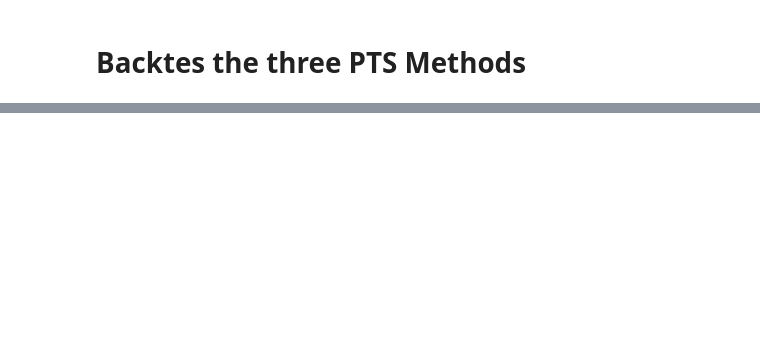
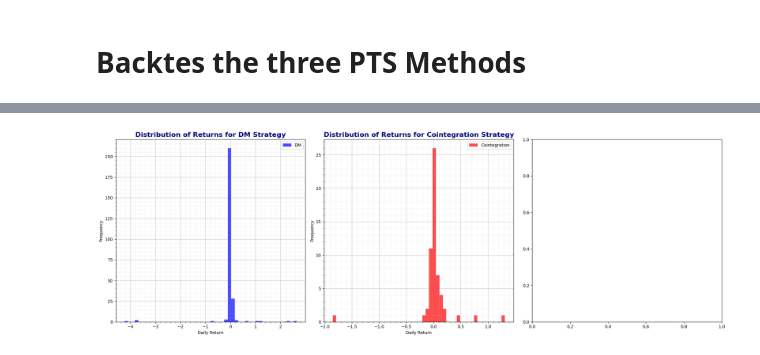
Before and after one commit to lamaxko/Pairs-Trading-Strategy, a Jupyter notebook: Code/EvalBacktest.ipynb, the cells around one changed output, grey strips where cells are left out. Cells and saved outputs as stored; diff of their text form; code cells hidden in the pictures; blank space fills up the shorter version.

Commit message:
Added Evaluation of Backtest (not stable)

```diff
--- a/Code/EvalBacktest.ipynb
+++ b/Code/EvalBacktest.ipynb
@@ -126,0 +250,43 @@ Cumulative return: 0.13%
+# %%
+def plot_strategy_returns(dm_daily_returns, coint_daily_returns, copula_daily_returns):
+    """
+    Plots histograms of the distribution of daily returns for three investment strategies: DM, Cointegration, and Copula.
+
+    Args:
+        dm_backtest_returns (list): A list containing the daily returns data for the DM strategy.
+        coint_backtest_returns (list): A list containing the daily returns data for the Cointegration strategy.
+        copula_backtest_returns (list): A list containing the daily returns data for the Copula strategy.
+    """
+
+
+    # Plot histograms in a subplot layout
+    fig, ax = plt.subplots(1, 3, figsize=(21, 7))  # Adjusted to accommodate three subplots
+
+    # Data for plotting
+    returns_data = [dm_daily_returns, coint_daily_returns, copula_daily_returns]
+    if copula_daily_returns is None:
+        strategies = ['DM', 'Cointegration']
+        colors = ['blue', 'red']  # Different colors for each strategy
+    else:
+        strategies = ['DM', 'Cointegration', 'Copula']
+        colors = ['blue', 'red', 'green']  # Different colors for each strategy
+
+    # Create histogram for each strategy
+    for index, strategy in enumerate(strategies):
+        ax[index].hist(returns_data[index], bins=50, color=colors[index], alpha=0.7, label=strategy)
+        ax[index].set_title(f'Distribution of Returns for {strategy} Strategy', fontsize=16, fontweight='bold', color='navy')
+        ax[index].set_xlabel('Daily Return')
+        ax[index].set_ylabel('Frequency')
+        ax[index].grid(True, which='major', linestyle='--', linewidth=0.5, color='grey')
+        ax[index].minorticks_on()
+        ax[index].grid(True, which='minor', linestyle=':', linewidth=0.5, color='lightgrey')
+        ax[index].legend()
+
+    # Improve layout
+    plt.tight_layout()
+    plt.show()
+
+# Example usage:
+plot_strategy_returns(dm_daily_returns, coint_daily_returns, copula_daily_returns=None)
+# %% [output]
+[figure, added]
```
Also changed, not shown: parts of 7 cells of this notebook.
